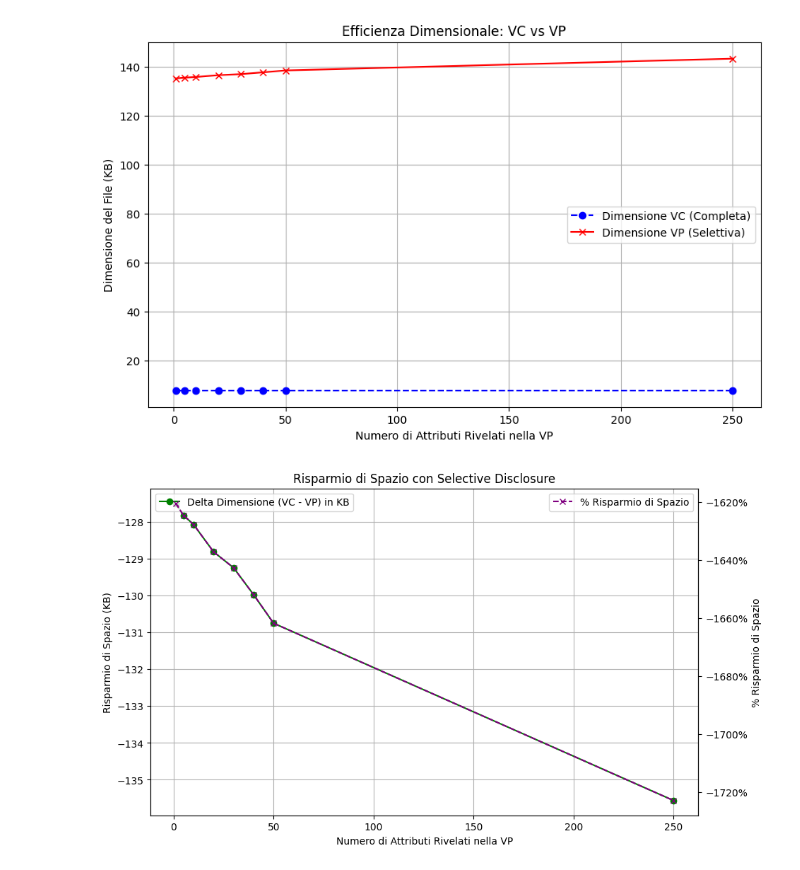
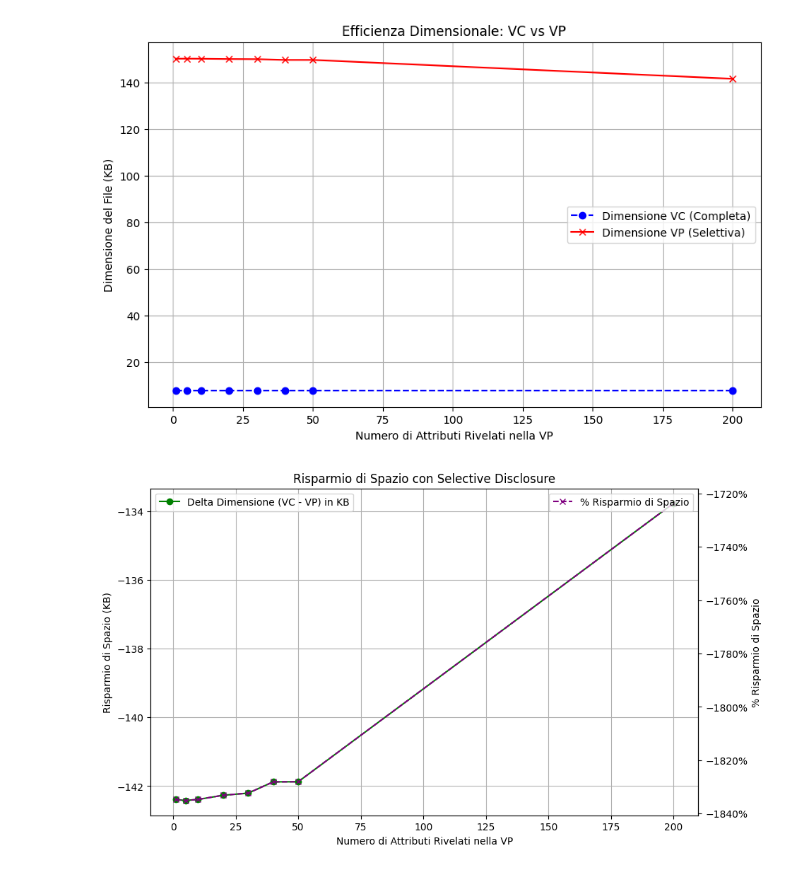
Before and after one commit to FrancescoGargiuloo/ProjectWorkAPS, a Jupyter notebook: Project Work APS/Project/Metrics.ipynb, the cells around one changed output. Cells and saved outputs as stored; diff of their text form; code cells hidden in the pictures.

```diff
--- a/Project Work APS/Project/Metrics.ipynb
+++ b/Project Work APS/Project/Metrics.ipynb
@@ -237,7 +230,6 @@ Percentuale di informazione rivelata: 60.00%
 # %%
 #### Analisi 2: Efficienza Dimensionale ####
 print("\n--- Analisi 2: Efficienza Dimensionale ---")
-
 
 salerno_uni, rennes_uni, students, fictitious_exams_for_size = initialize_system_for_tests(num_fictitious_exams=50)
 
@@ -254,12 +246,18 @@ else:
         def get_json_size_kb(data):
             return sys.getsizeof(json.dumps(data, sort_keys=True).encode('utf-8')) / 1024
 
-        original_exams_data = academic_cred_full["credentialSubject"]["exams"]
+        # ✅ CORREZIONE: Struttura coerente con l'Analisi 1
+        original_exams_data = academic_cred_full["credentialSubject"]["exams"]  # Questo è un dizionario
         all_possible_claims = []
-        for exam in original_exams_data:
-            exam_id = exam.get("examId", str(uuid.uuid4()))
-            for field, value in exam.items():
-                all_possible_claims.append({"examId": exam_id, "field": field, "value": value})
+
+        # ✅ CORREZIONE: Itera sul dizionario di esami come nella prima analisi
+        for exam_id, exam_data in original_exams_data.items():
+            for field, value in exam_data.items():
+                all_possible_claims.append({
+                    "exam_id": exam_id,  # Usa exam_id invece di examId
+                    "field": field,
+                    "value": value
+                })
 
         num_claims_to_test = [1, 5, 10, 20, 30, 40, 50, len(all_possible_claims)]
         num_claims_to_test = sorted(list(set(num_claims_to_test)))
@@ -276,18 +274,21 @@ else:
         print(f"Dimensione VC completa: {size_vc_full:.2f} KB")
 
         for num_claims in num_claims_to_test:
-            current_reveal_fields = {}
+            # ✅ CORREZIONE: Struttura coerente per revealed_fields
+            current_revealed_fields = {}
             claims_to_reveal_subset = random.sample(all_possible_claims, min(num_claims, len(all_possible_claims)))
 
             for claim in claims_to_reveal_subset:
-                exam_id = claim["examId"]
+                exam_id = claim["exam_id"]  # Usa exam_id
                 field = claim["field"]
-                if exam_id not in current_reveal_fields:
-                    current_reveal_fields[exam_id] = {}
-                current_reveal_fields[exam_id][field] = True
+                if exam_id not in current_revealed_fields:
+                    current_revealed_fields[exam_id] = []
+                if field not in current_revealed_fields[exam_id]:
+                    current_revealed_fields[exam_id].append(field)
 
+            # ✅ CORREZIONE: Usa il parametro corretto revealed_fields
             selective_presentation = student_to_test.generate_selective_presentation_automated(
-                reveal_fields=current_reveal_fields
+                revealed_fields=current_revealed_fields
             )
 
             if selective_presentation:
@@ -304,7 +305,6 @@ else:
                 vp_sizes.append(np.nan)
                 delta_sizes.append(np.nan)
                 percentage_savings.append(np.nan)
-
 
         # Grafico 1: Dimensione file vs Numero attributi
         fig, ax1 = plt.subplots(figsize=(10, 6))
@@ -327,7 +327,7 @@ else:
         ax2.legend(loc='upper left')
         ax2.grid(True)
 
-        ax3 = ax2.twinx() # Secondo asse y
+        ax3 = ax2.twinx()  # Secondo asse y
         ax3.plot(num_claims_to_test, percentage_savings, marker='x', linestyle='--', color='purple', label='% Risparmio di Spazio')
         ax3.set_ylabel('% Risparmio di Spazio')
         ax3.legend(loc='upper right')
@@ -358,4 +358,4 @@ Claims rivelati: 250, Dimensione VP: 143.43 KB, Risparmio: -1722.92%
-[figure, old version]
+[figure, new version]
-[figure, old version]
+[figure, new version]
 # %%
 print("\n--- Analisi 3: Tempi di Generazione e Verifica ---")
```
Also changed, not shown: parts of 3 cells of this notebook, 6 other files.
